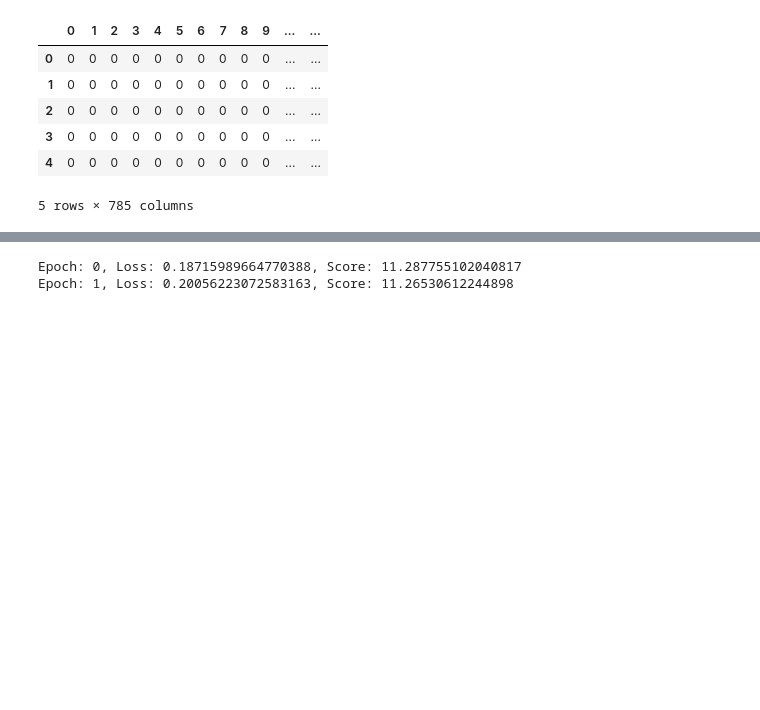
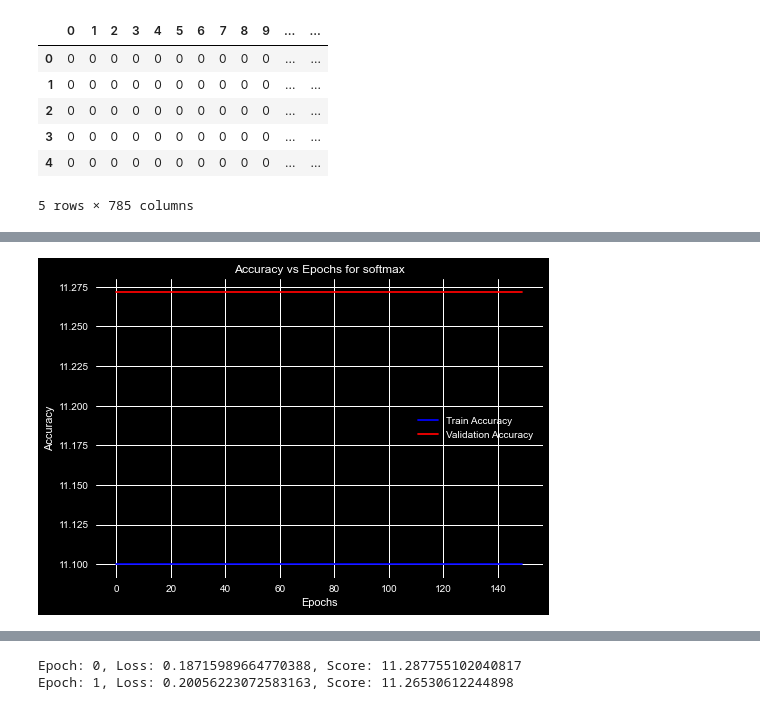
Before and after one commit to PritishWadhwa/ML-Assignments, a Jupyter notebook: Assignment2/neuralNetwork.ipynb, the cells around one changed output, grey strips where cells are left out. Saved outputs shown, nothing was run; the diff lists cells and outputs as text; code cells hidden in the pictures; blank space fills up the shorter version.

```diff
--- a/Assignment2/neuralNetwork.ipynb
+++ b/Assignment2/neuralNetwork.ipynb
@@ -465,0 +546,16 @@ model.saveWeights("Weights/Ques2/weights.npy")
+# %%
+def accVsEpochPlot(trainAcc, validAcc, funtion):
+    """
+    Plot the loss vs epoch
+    trainLoss: train loss
+    validLoss: valid loss
+    filename: name of the file
+    """
+    plt.plot(trainAcc, label="Train Accuracy", color="blue")
+    plt.plot(validAcc, label="Validation Accuracy", color="red")
+    plt.legend()
+    plt.xlabel("Epochs")
+    plt.ylabel("Accuracy")
+    plt.title("Accuracy vs Epochs for " + funtion)
+    plt.savefig("Plots/Ques2/part1/{}_accVsEpochs.png".format(funtion))
+    plt.show()
@@ -465,0 +566,4 @@ model.saveWeights("Weights/Ques2/weights.npy")
+# %%
+accVsEpochPlot(trainAccs, validAccs, "softmax")
+# %% [output]
+[figure, added]
```
Also changed, not shown: parts of 22 cells of this notebook, 28 other files.
